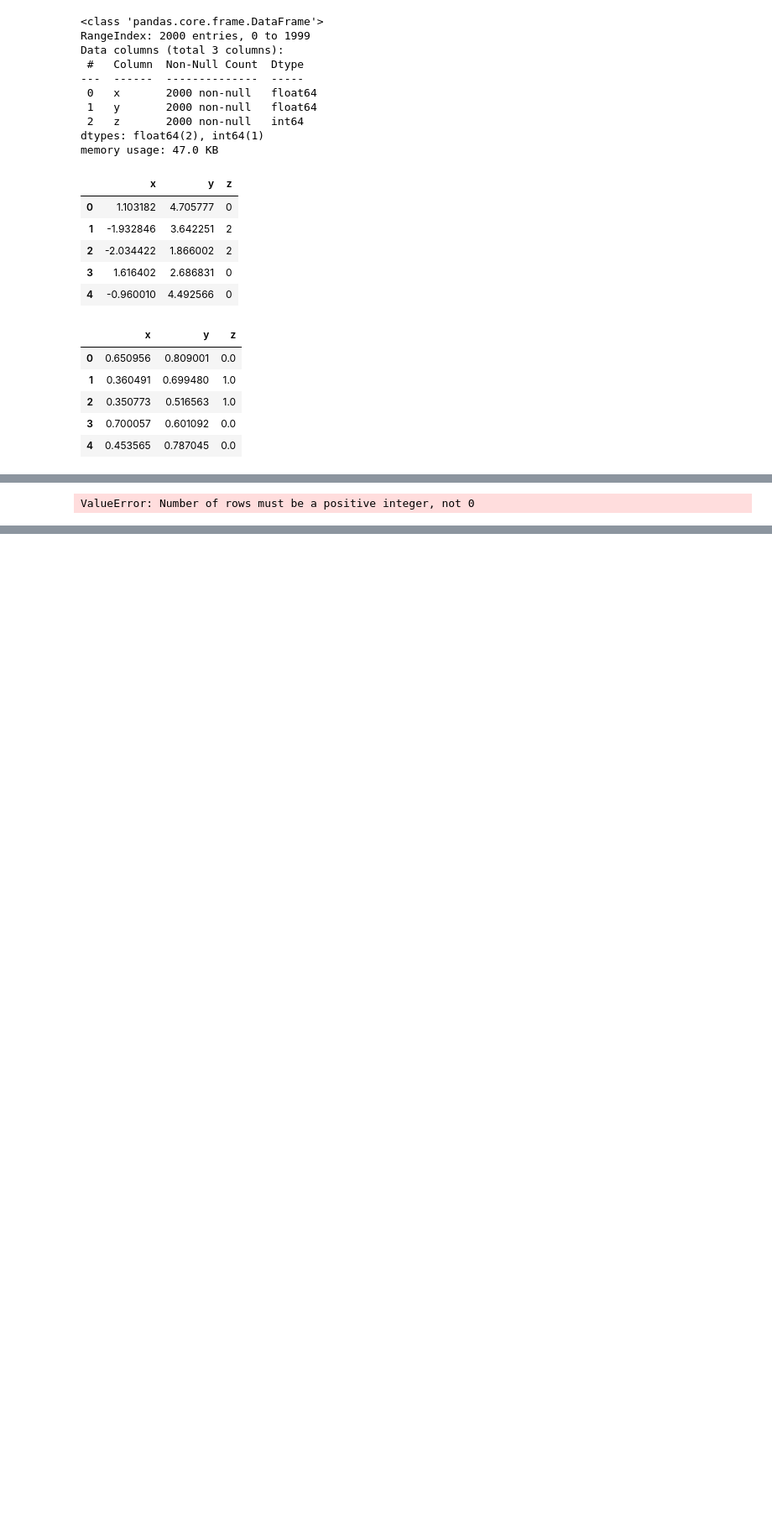
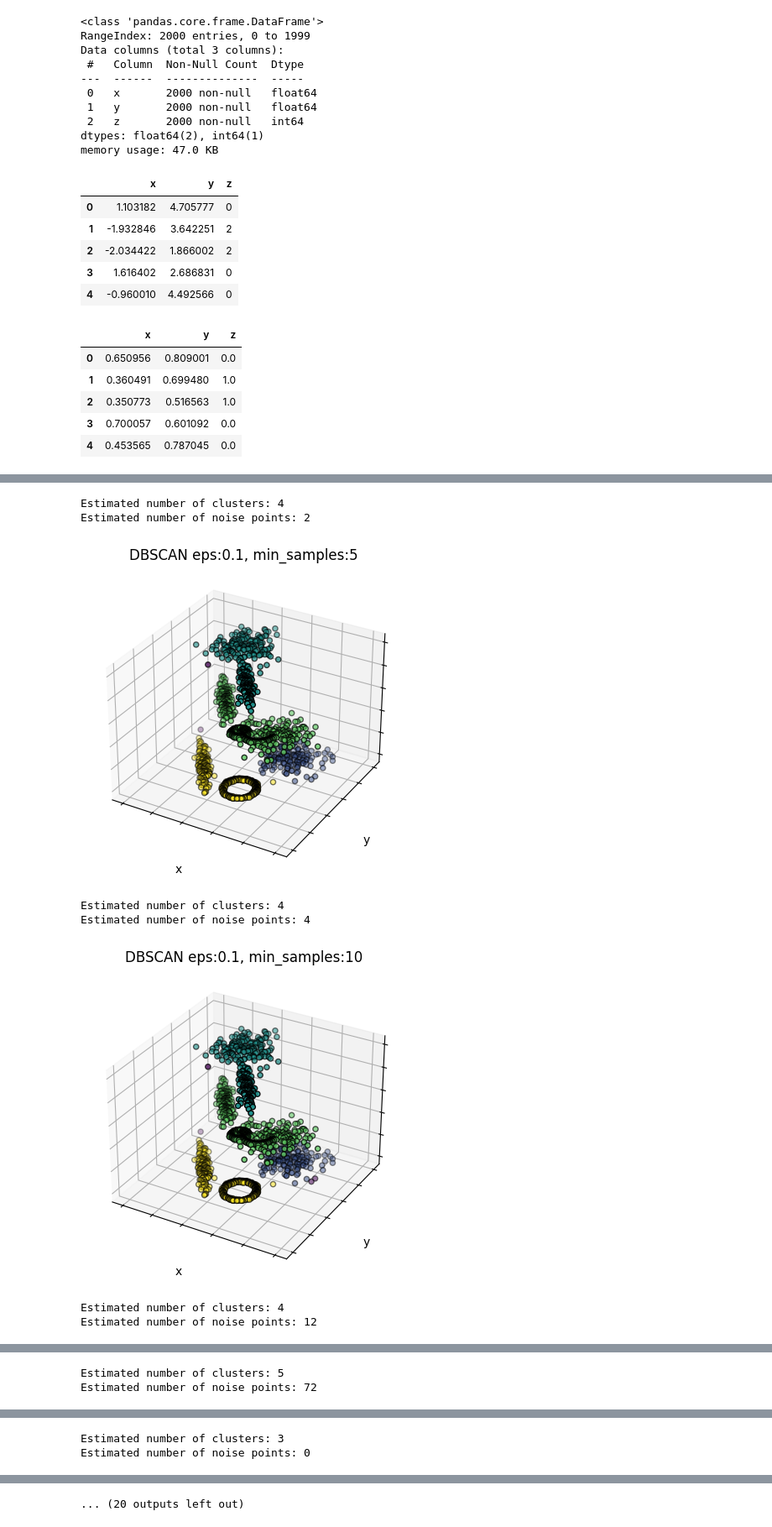
Before and after one commit to MatiPl01/artificial-intelligence-basics, a Jupyter notebook: lab5/lab5.ipynb, the cells around one changed output, grey strips where cells are left out. Shown at 84% size. Saved outputs shown, nothing was run; the diff lists cells and outputs as text; code cells hidden in the pictures; blank space fills up the shorter version.

```diff
--- a/lab5/lab5.ipynb
+++ b/lab5/lab5.ipynb
@@ -133,6 +116,13 @@ def dbscan(X, eps, min_samples):
 # %%
 import itertools
-for i,(eps,min_samples) in enumerate(list(itertools.product([0.1,0.2,0.4,0.7],[5,10,20,50]))):
-    dbscan(X,i,eps,min_samples)
+for eps,min_samples in list(itertools.product([0.1,0.2,0.4,0.5],[5,10,20,50])):
+    dbscan(X,eps,min_samples)
 # %% [output]
-ValueError: Number of rows must be a positive integer, not 0
+Estimated number of clusters: 4
+Estimated number of noise points: 2
+[figure, added]
+Estimated number of clusters: 4
+Estimated number of noise points: 4
+[figure, added]
+Estimated number of clusters: 4
+Estimated number of noise points: 12
@@ -138,0 +130,2 @@ ValueError: Number of rows must be a positive integer, not 0
+Estimated number of clusters: 5
+Estimated number of noise points: 72
@@ -138,0 +133,2 @@ ValueError: Number of rows must be a positive integer, not 0
+Estimated number of clusters: 3
+Estimated number of noise points: 0
@@ -138,0 +139 @@ ValueError: Number of rows must be a positive integer, not 0
+... (20 outputs left out)
```
Also changed, not shown: parts of 20 cells of this notebook, 1 other file.
